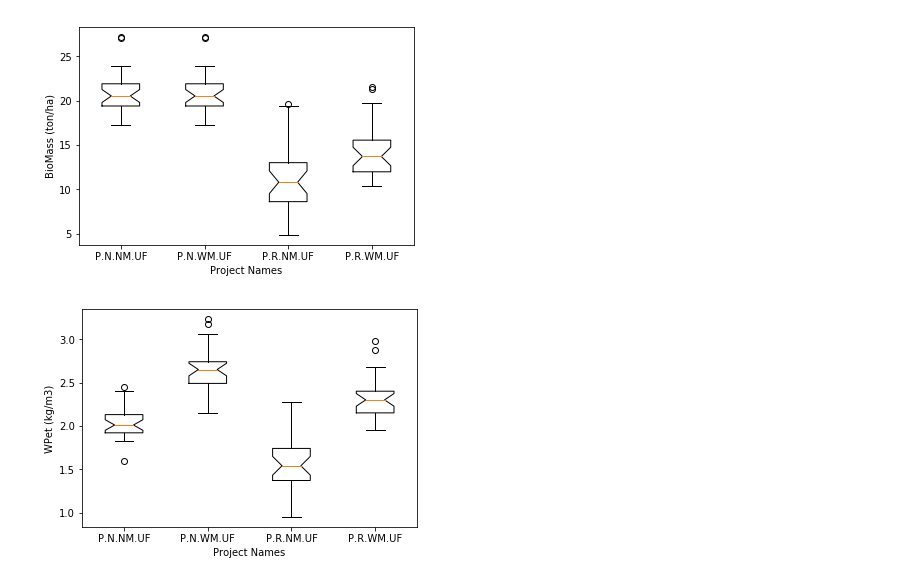
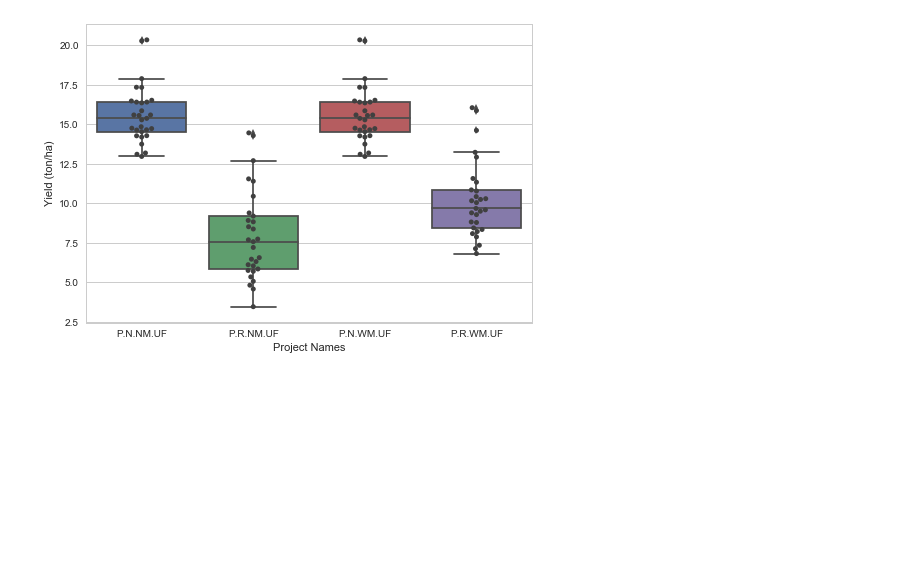
Before and after one commit to caburj/acresults, a Jupyter notebook: examples/example-01.ipynb, the cells around one changed output. Saved outputs shown, nothing was run; the diff lists cells and outputs as text; code cells hidden in the pictures; blank space fills up the shorter version.

```diff
--- a/examples/example-01.ipynb
+++ b/examples/example-01.ipynb
@@ -9,3 +9,6 @@ import numpy as np
 import pandas as pd
 
 from functools import reduce
+import matplotlib.pyplot as plt
+import seaborn as sns
+sns.set_style("whitegrid")
@@ -12,7 +17,6 @@ from functools import reduce
 # %%
-AQUACROP_DIR = r"C:\Users\u0101200\Dropbox (Personal)\PhD\crop-water\apps\FAO\AquaCrop"
-pnnmuf = ac.ACResult("P.N.NM.UF", AQUACROP_DIR)
-pnwmuf = ac.ACResult("P.N.WM.UF", AQUACROP_DIR)
-prnmuf = ac.ACResult("P.R.NM.UF", AQUACROP_DIR)
-prwmuf = ac.ACResult("P.R.WM.UF", AQUACROP_DIR)
+pnnmuf = ac.ACOutput("P.N.NM.UF", AQUACROP_DIR)
+pnwmuf = ac.ACOutput("P.N.WM.UF", AQUACROP_DIR)
+prnmuf = ac.ACOutput("P.R.NM.UF", AQUACROP_DIR)
+prwmuf = ac.ACOutput("P.R.WM.UF", AQUACROP_DIR)
 # %%
@@ -59,8 +53,4 @@ fa.plot_distribution()
 # %%
-ac.boxplot(acresults=[pnnmuf, pnwmuf, prnmuf, prwmuf], variable="biomass")
+ac.boxplot([pnnmuf,prnmuf,pnwmuf,prwmuf], 'yield')
 # %% [output]
-[figure, old version]
+[figure, new version]
-# %%
-ac.boxplot(acresults=[pnnmuf, pnwmuf, prnmuf, prwmuf], variable="wpet")
-# %% [output]
-[figure, removed]
```
Also changed, not shown: parts of 31 cells of this notebook, 4 other files.
